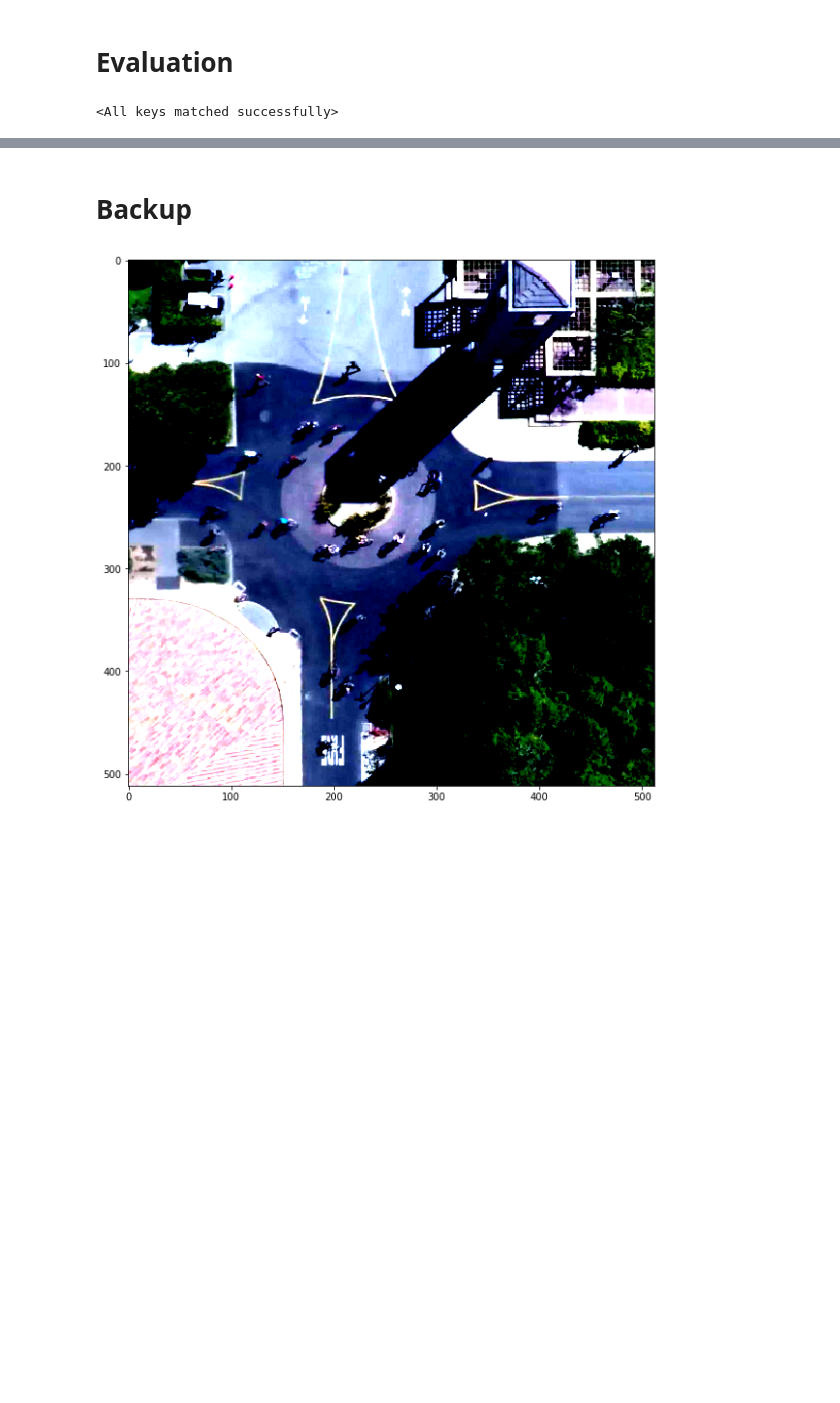
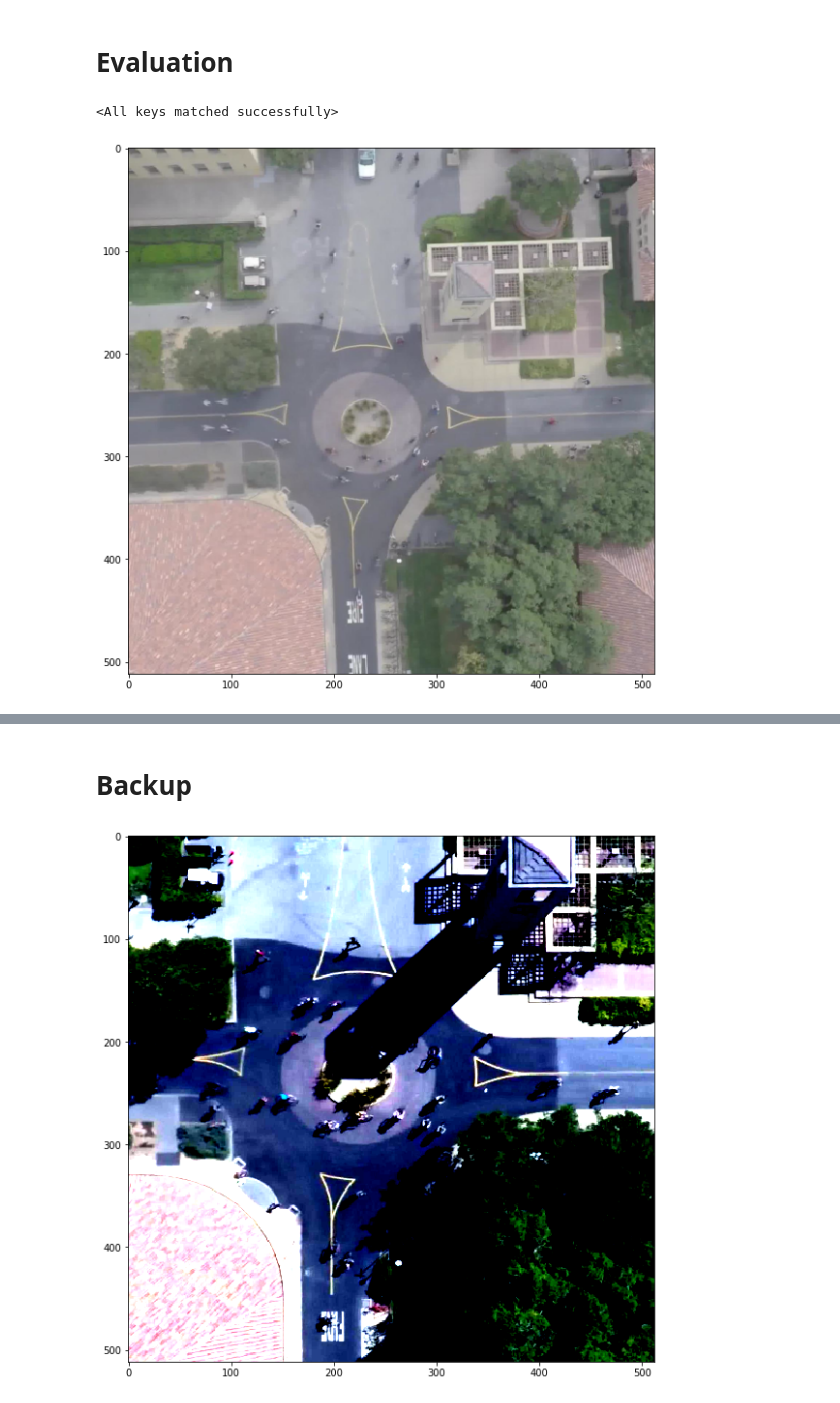
Before and after one commit to angry77cat/CogComp19F_CrowdCount, a Jupyter notebook: train.ipynb, the cells around one changed output, grey strips where cells are left out. Saved outputs shown, nothing was run; the diff lists cells and outputs as text; code cells hidden in the pictures; blank space fills up the shorter version.

```diff
--- a/train.ipynb
+++ b/train.ipynb
@@ -399,0 +398,6 @@ model.load_state_dict(torch.load('model/trial3/model_005.pth')['stat_dict'])
+# %%
+plt.figure(figsize=(10,10))
+plt.imshow(x[0].permute(1,2,0).cpu().detach().numpy())
+plt.clim(0,1)
+# %% [output]
+[figure, added]
```
Also changed, not shown: parts of 11 cells of this notebook, 3 other files.
